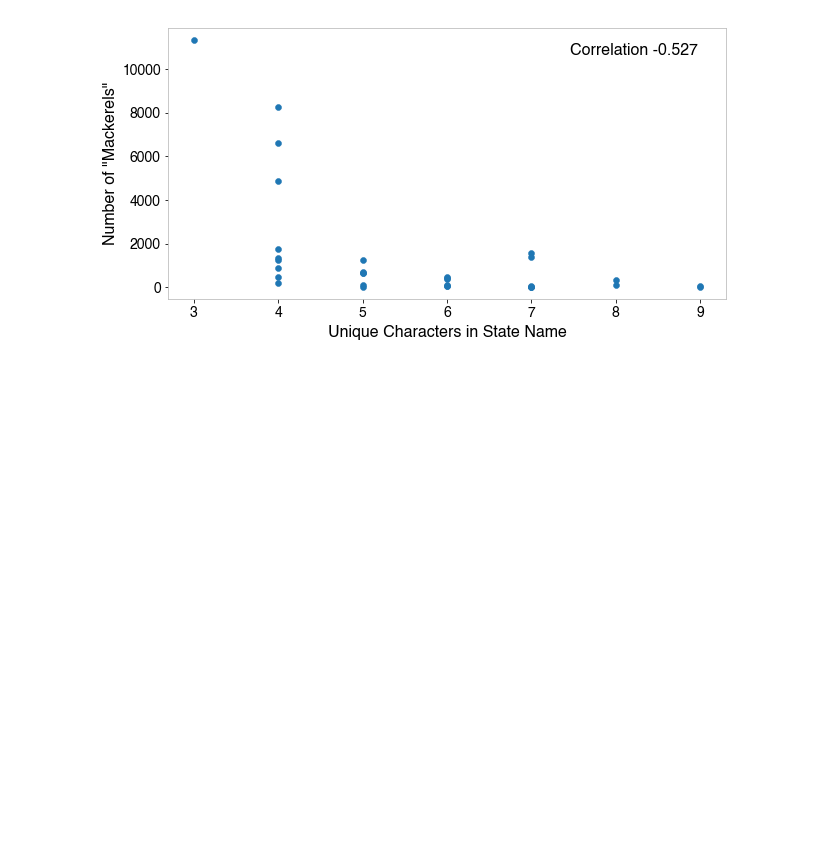
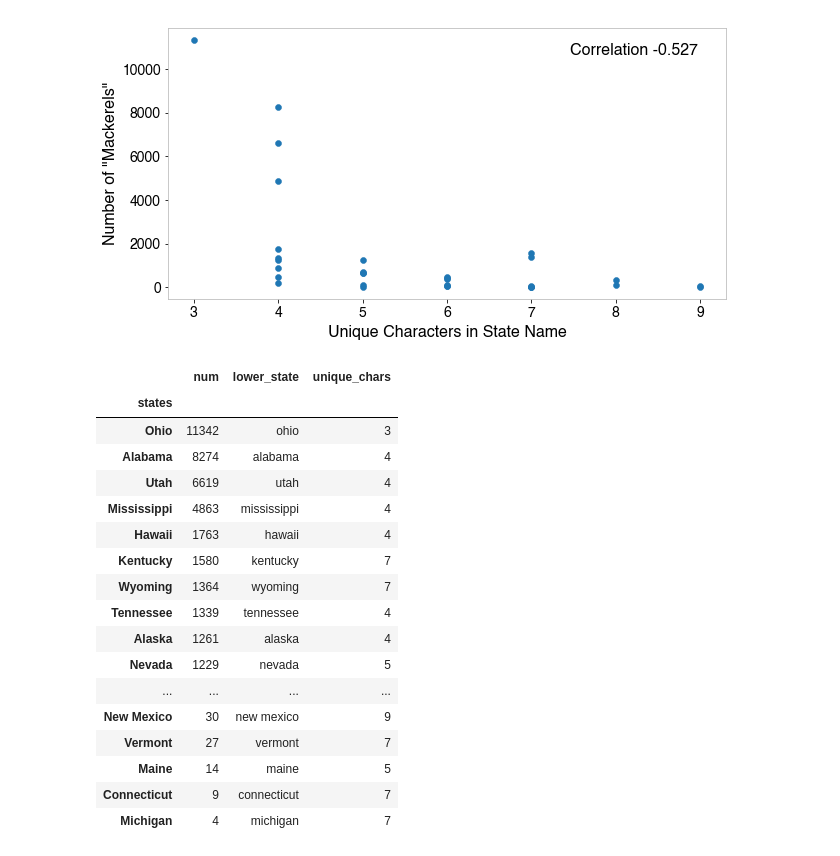
Before and after one commit to tjburch/puzzles, a Jupyter notebook: riddler538_2020_May22/python/puzzle-solution.ipynb, the cells around one changed output. Cells and saved outputs as stored; diff of their text form; code cells hidden in the pictures; blank space fills up the shorter version.

```diff
--- a/riddler538_2020_May22/python/puzzle-solution.ipynb
+++ b/riddler538_2020_May22/python/puzzle-solution.ipynb
@@ -303,2 +332,23 @@ plt.savefig("../plots/scatter_state",bbox_params="tight")
 # %% [output]
 [figure]
+# %%
+df
+# %% [output]
+|  | num | lower_state | unique_chars |
+| states |  |  |  |
+| Ohio | 11342 | ohio | 3 |
+| Alabama | 8274 | alabama | 4 |
+| Utah | 6619 | utah | 4 |
+| Mississippi | 4863 | mississippi | 4 |
+| Hawaii | 1763 | hawaii | 4 |
+| Kentucky | 1580 | kentucky | 7 |
+| Wyoming | 1364 | wyoming | 7 |
+| Tennessee | 1339 | tennessee | 4 |
+| Alaska | 1261 | alaska | 4 |
+| Nevada | 1229 | nevada | 5 |
+| ... | ... | ... | ... |
+| New Mexico | 30 | new mexico | 9 |
+| Vermont | 27 | vermont | 7 |
+| Maine | 14 | maine | 5 |
+| Connecticut | 9 | connecticut | 7 |
+| Michigan | 4 | michigan | 7 |
```
Also changed, not shown: parts of 8 cells of this notebook, 3 other files.
